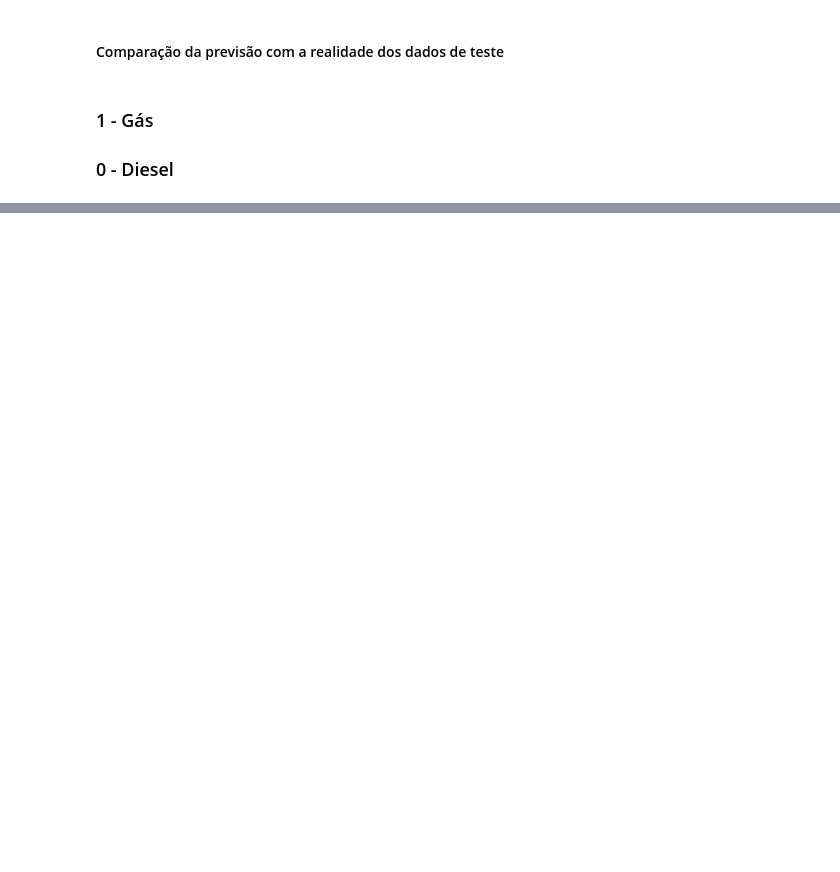
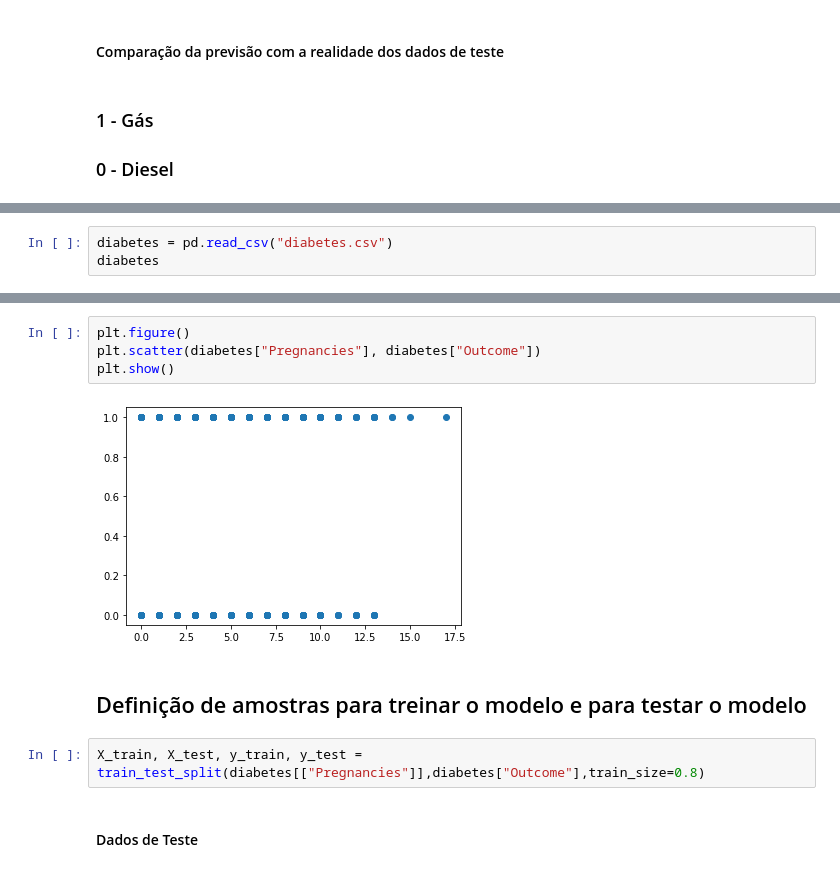
Before and after one commit to Lhc128/regressao_logistica, a Jupyter notebook: Regressão_Logística.ipynb, the cells around one changed output, grey strips where cells are left out. Drawn from its saved outputs; the diff is of its cells as text; blank space fills up the shorter version.

```diff
--- a/Regressão_Logística.ipynb
+++ b/Regressão_Logística.ipynb
@@ -181,0 +192,3 @@ previsao_realidade
+# %%
+diabetes = pd.read_csv("diabetes.csv")
+diabetes
@@ -181,0 +209,12 @@ previsao_realidade
+# %%
+plt.figure()
+plt.scatter(diabetes["Pregnancies"], diabetes["Outcome"])
+plt.show()
+# %% [output]
+[figure, added]
+# %% [markdown]
+## Definição de amostras para treinar o modelo e para testar o modelo
+# %%
+X_train, X_test, y_train, y_test = train_test_split(diabetes[["Pregnancies"]],diabetes["Outcome"],train_size=0.8)
+# %% [markdown]
+#### Dados de Teste
```
Also changed, not shown: parts of 38 cells of this notebook.
